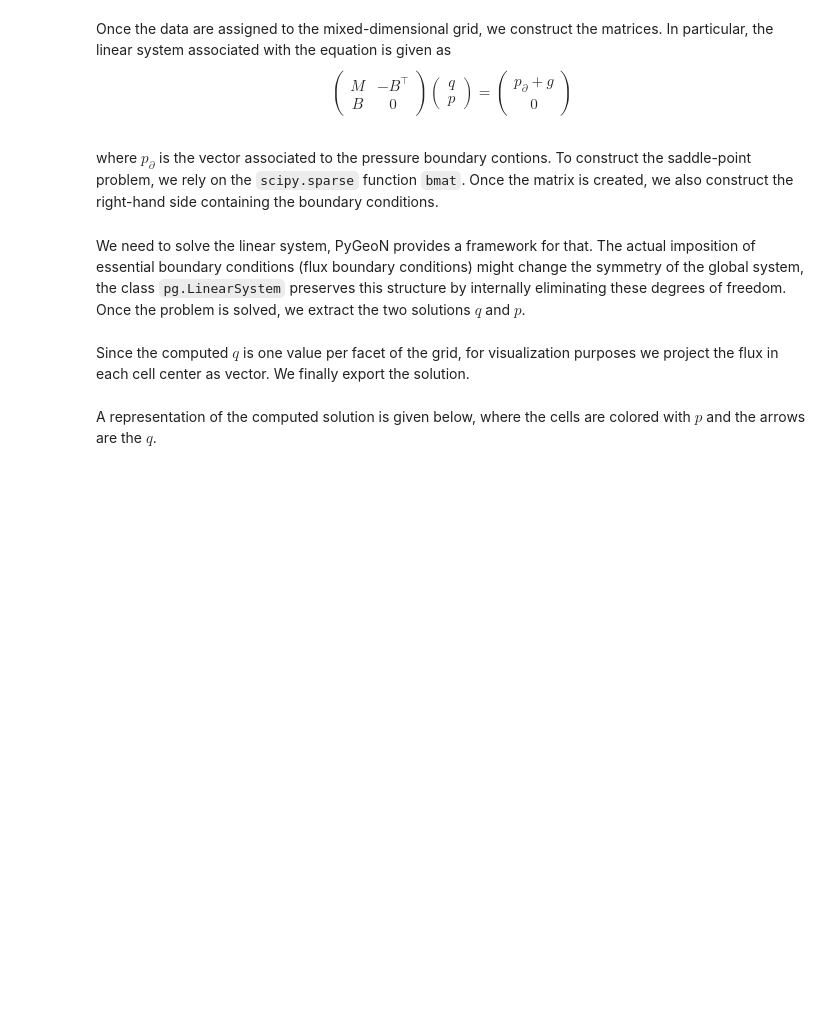
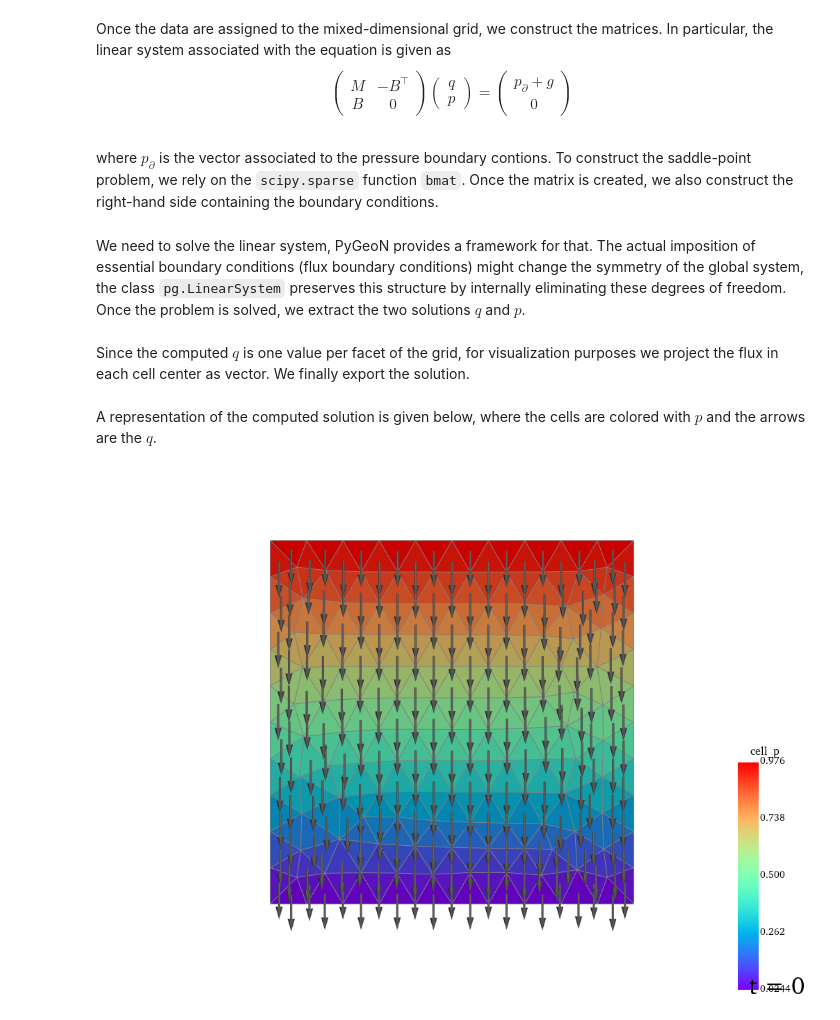
Before and after one commit to compgeo-mox/pygeon, a Jupyter notebook: tutorials/darcy.ipynb, the cells around one changed output. Cells and saved outputs as stored; diff of their text form; code cells hidden in the pictures; blank space fills up the shorter version.

Commit message:
update visualizer class first usage in a tutorial

```diff
--- a/tutorials/darcy.ipynb
+++ b/tutorials/darcy.ipynb
@@ -146,5 +146,13 @@ save = pp.Exporter(sd, file_name, folder_name=folder_name)
 save.write_vtu([("cell_q", cell_q), ("cell_p", cell_p)])
 # %% [markdown]
 A representation of the computed solution is given below, where the cells are colored with $p$ and the arrows are the $q$.
+# %%
+# NBIGNORE
+vis = pg.Visualizer(file_name, folder_name)
+vis.vector_field("cell_q", scaling_factor=0.05)
+vis.scalar_field("cell_p")
+vis.show()
+# %% [output]
+[figure, added]
 # %%
 # NBIGNORE
```
Also changed, not shown: parts of 1 cell of this notebook, 1 other file.
